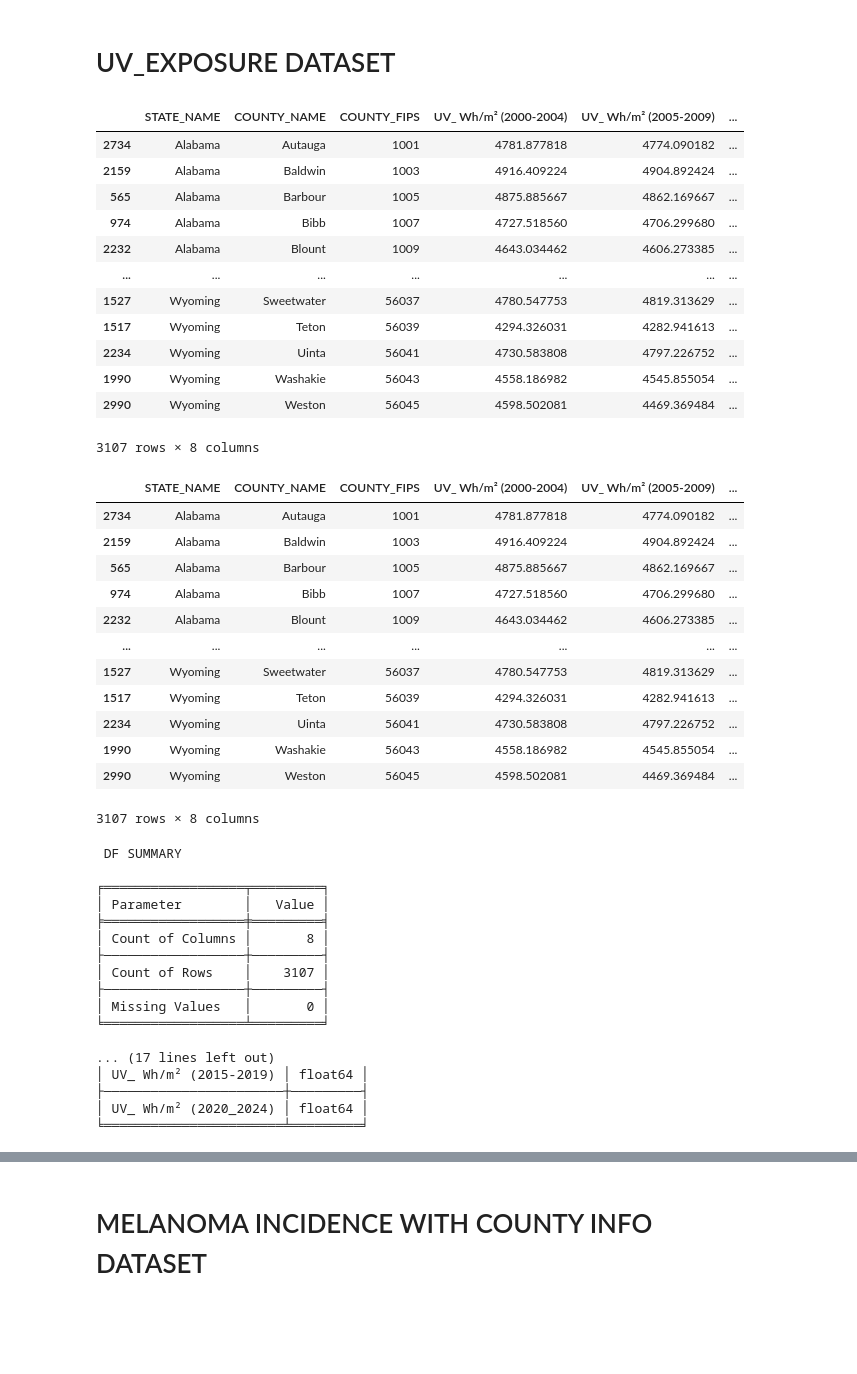
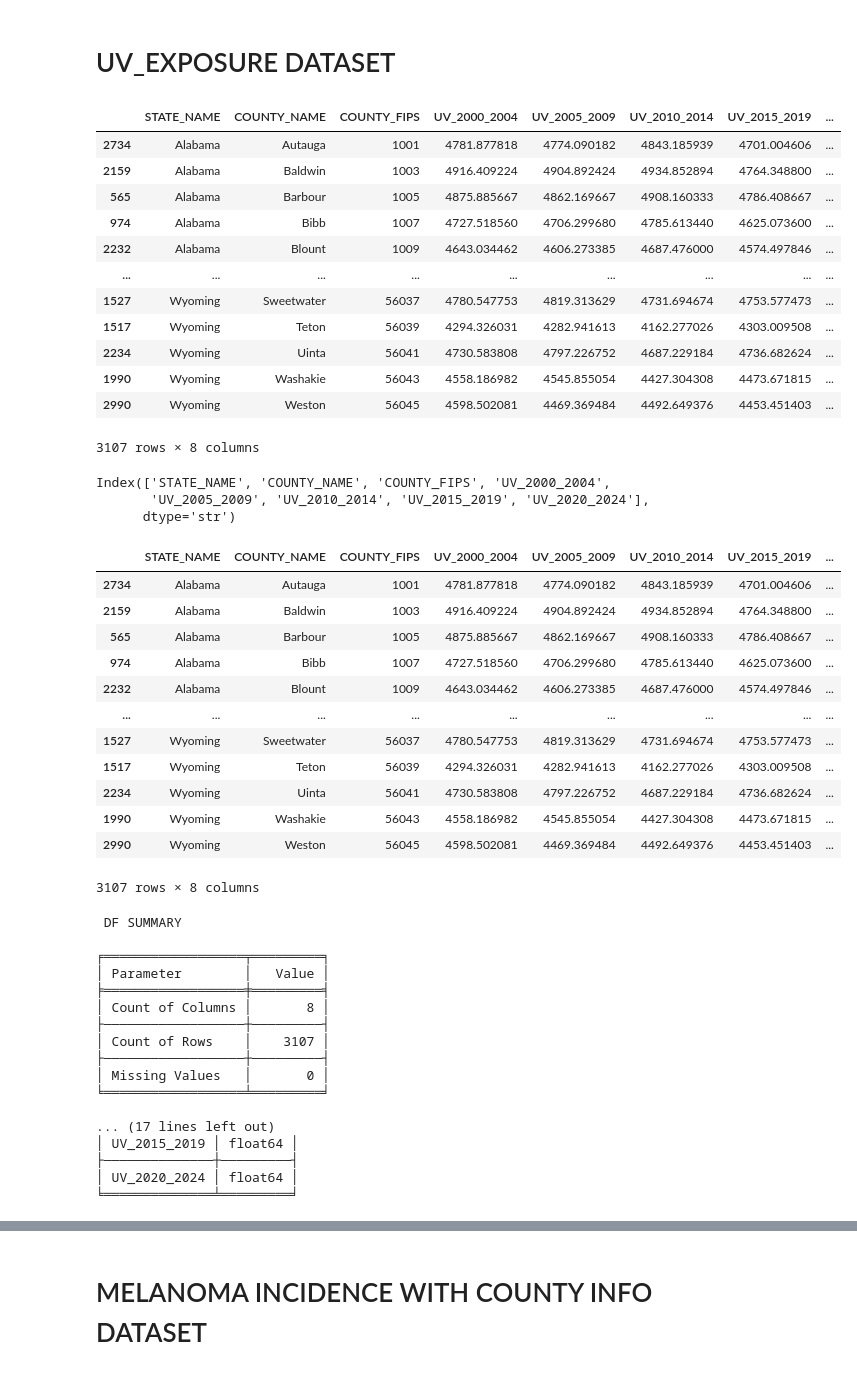
Before and after one commit to brytner/uv-exposure-melanoma-incidence-analysis, a Jupyter notebook: notebook/uv-exposure-melanoma-incidence-analysis.ipynb, the cells around one changed output, grey strips where cells are left out. Saved outputs shown, nothing was run; the diff lists cells and outputs as text; code cells hidden in the pictures; blank space fills up the shorter version.

Commit message:
Column order updates in some tables and DB ERD added to images folder

```diff
--- a/notebook/uv-exposure-melanoma-incidence-analysis.ipynb
+++ b/notebook/uv-exposure-melanoma-incidence-analysis.ipynb
@@ -80,40 +82,52 @@ Importing Datasets
 # %%
 
 
 uv_exposure = pd.read_excel('../datasets/uv-county-exposure.xlsx', sheet_name='UV_County_2000-2024', dtype={'COUNTY_FIPS': str})
-uv_exposure.rename({'COUNTY NAME': 'COUNTY_NAME', 'STATENAME': 'STATE_NAME'}, axis=1, inplace=True)
+uv_exposure.rename({'COUNTY NAME': 'COUNTY_NAME',
+                    'STATENAME': 'STATE_NAME',
+                    'UV_ Wh/m² (2000-2004)': 'UV_2000_2004',
+                    'UV_ Wh/m² (2005-2009)': 'UV_2005_2009',
+                    'UV_ Wh/m² (2010-2014)': 'UV_2010_2014',
+                    'UV_ Wh/m² (2015-2019)': 'UV_2015_2019',
+                    'UV_ Wh/m² (2020_2024)': 'UV_2020_2024'}, axis=1, inplace=True)
 
 uv_exposure = uv_exposure.sort_values(['STATE_NAME', 'COUNTY_NAME'])
 uv_exposure
 # %% [output]
-|  | STATE_NAME | COUNTY_NAME | COUNTY_FIPS | UV_ Wh/m² (2000-2004) | UV_ Wh/m² (2005-2009) | ... |
-| 2734 | Alabama | Autauga | 1001 | 4781.877818 | 4774.090182 | ... |
-| 2159 | Alabama | Baldwin | 1003 | 4916.409224 | 4904.892424 | ... |
-| 565 | Alabama | Barbour | 1005 | 4875.885667 | 4862.169667 | ... |
-| 974 | Alabama | Bibb | 1007 | 4727.518560 | 4706.299680 | ... |
-| 2232 | Alabama | Blount | 1009 | 4643.034462 | 4606.273385 | ... |
-| ... | ... | ... | ... | ... | ... | ... |
-| 1527 | Wyoming | Sweetwater | 56037 | 4780.547753 | 4819.313629 | ... |
-| 1517 | Wyoming | Teton | 56039 | 4294.326031 | 4282.941613 | ... |
-| 2234 | Wyoming | Uinta | 56041 | 4730.583808 | 4797.226752 | ... |
-| 1990 | Wyoming | Washakie | 56043 | 4558.186982 | 4545.855054 | ... |
-| 2990 | Wyoming | Weston | 56045 | 4598.502081 | 4469.369484 | ... |
+|  | STATE_NAME | COUNTY_NAME | COUNTY_FIPS | UV_2000_2004 | UV_2005_2009 | UV_2010_2014 | UV_2015_2019 | ... |
+| 2734 | Alabama | Autauga | 1001 | 4781.877818 | 4774.090182 | 4843.185939 | 4701.004606 | ... |
+| 2159 | Alabama | Baldwin | 1003 | 4916.409224 | 4904.892424 | 4934.852894 | 4764.348800 | ... |
+| 565 | Alabama | Barbour | 1005 | 4875.885667 | 4862.169667 | 4908.160333 | 4786.408667 | ... |
+| 974 | Alabama | Bibb | 1007 | 4727.518560 | 4706.299680 | 4785.613440 | 4625.073600 | ... |
+| 2232 | Alabama | Blount | 1009 | 4643.034462 | 4606.273385 | 4687.476000 | 4574.497846 | ... |
+| ... | ... | ... | ... | ... | ... | ... | ... | ... |
+| 1527 | Wyoming | Sweetwater | 56037 | 4780.547753 | 4819.313629 | 4731.694674 | 4753.577473 | ... |
+| 1517 | Wyoming | Teton | 56039 | 4294.326031 | 4282.941613 | 4162.277026 | 4303.009508 | ... |
+| 2234 | Wyoming | Uinta | 56041 | 4730.583808 | 4797.226752 | 4687.229184 | 4736.682624 | ... |
+| 1990 | Wyoming | Washakie | 56043 | 4558.186982 | 4545.855054 | 4427.304308 | 4473.671815 | ... |
+| 2990 | Wyoming | Weston | 56045 | 4598.502081 | 4469.369484 | 4492.649376 | 4453.451403 | ... |
 3107 rows × 8 columns
+# %%
+uv_exposure.columns
+# %% [output]
+Index(['STATE_NAME', 'COUNTY_NAME', 'COUNTY_FIPS', 'UV_2000_2004',
+       'UV_2005_2009', 'UV_2010_2014', 'UV_2015_2019', 'UV_2020_2024'],
+      dtype='str')
 # %%
 df_insights(uv_exposure)
 # %% [output]
-|  | STATE_NAME | COUNTY_NAME | COUNTY_FIPS | UV_ Wh/m² (2000-2004) | UV_ Wh/m² (2005-2009) | ... |
-| 2734 | Alabama | Autauga | 1001 | 4781.877818 | 4774.090182 | ... |
-| 2159 | Alabama | Baldwin | 1003 | 4916.409224 | 4904.892424 | ... |
-| 565 | Alabama | Barbour | 1005 | 4875.885667 | 4862.169667 | ... |
-| 974 | Alabama | Bibb | 1007 | 4727.518560 | 4706.299680 | ... |
-| 2232 | Alabama | Blount | 1009 | 4643.034462 | 4606.273385 | ... |
-| ... | ... | ... | ... | ... | ... | ... |
-| 1527 | Wyoming | Sweetwater | 56037 | 4780.547753 | 4819.313629 | ... |
-| 1517 | Wyoming | Teton | 56039 | 4294.326031 | 4282.941613 | ... |
-| 2234 | Wyoming | Uinta | 56041 | 4730.583808 | 4797.226752 | ... |
-| 1990 | Wyoming | Washakie | 56043 | 4558.186982 | 4545.855054 | ... |
-| 2990 | Wyoming | Weston | 56045 | 4598.502081 | 4469.369484 | ... |
+|  | STATE_NAME | COUNTY_NAME | COUNTY_FIPS | UV_2000_2004 | UV_2005_2009 | UV_2010_2014 | UV_2015_2019 | ... |
+| 2734 | Alabama | Autauga | 1001 | 4781.877818 | 4774.090182 | 4843.185939 | 4701.004606 | ... |
+| 2159 | Alabama | Baldwin | 1003 | 4916.409224 | 4904.892424 | 4934.852894 | 4764.348800 | ... |
+| 565 | Alabama | Barbour | 1005 | 4875.885667 | 4862.169667 | 4908.160333 | 4786.408667 | ... |
+| 974 | Alabama | Bibb | 1007 | 4727.518560 | 4706.299680 | 4785.613440 | 4625.073600 | ... |
+| 2232 | Alabama | Blount | 1009 | 4643.034462 | 4606.273385 | 4687.476000 | 4574.497846 | ... |
+| ... | ... | ... | ... | ... | ... | ... | ... | ... |
+| 1527 | Wyoming | Sweetwater | 56037 | 4780.547753 | 4819.313629 | 4731.694674 | 4753.577473 | ... |
+| 1517 | Wyoming | Teton | 56039 | 4294.326031 | 4282.941613 | 4162.277026 | 4303.009508 | ... |
+| 2234 | Wyoming | Uinta | 56041 | 4730.583808 | 4797.226752 | 4687.229184 | 4736.682624 | ... |
+| 1990 | Wyoming | Washakie | 56043 | 4558.186982 | 4545.855054 | 4427.304308 | 4473.671815 | ... |
+| 2990 | Wyoming | Weston | 56045 | 4598.502081 | 4469.369484 | 4492.649376 | 4453.451403 | ... |
 3107 rows × 8 columns
  DF SUMMARY
 
@@ -128,10 +142,10 @@ df_insights(uv_exposure)
 ╘══════════════════╧═════════╛
 
 ... (17 lines left out)
-│ UV_ Wh/m² (2015-2019) │ float64 │
-├───────────────────────┼─────────┤
-│ UV_ Wh/m² (2020_2024) │ float64 │
-╘═══════════════════════╧═════════╛
+│ UV_2015_2019 │ float64 │
+├──────────────┼─────────┤
+│ UV_2020_2024 │ float64 │
+╘══════════════╧═════════╛
 # %%
 df_cleanup(uv_exposure)
 # %% [output]
```
Also changed, not shown: parts of 16 cells of this notebook, 2 other files.
